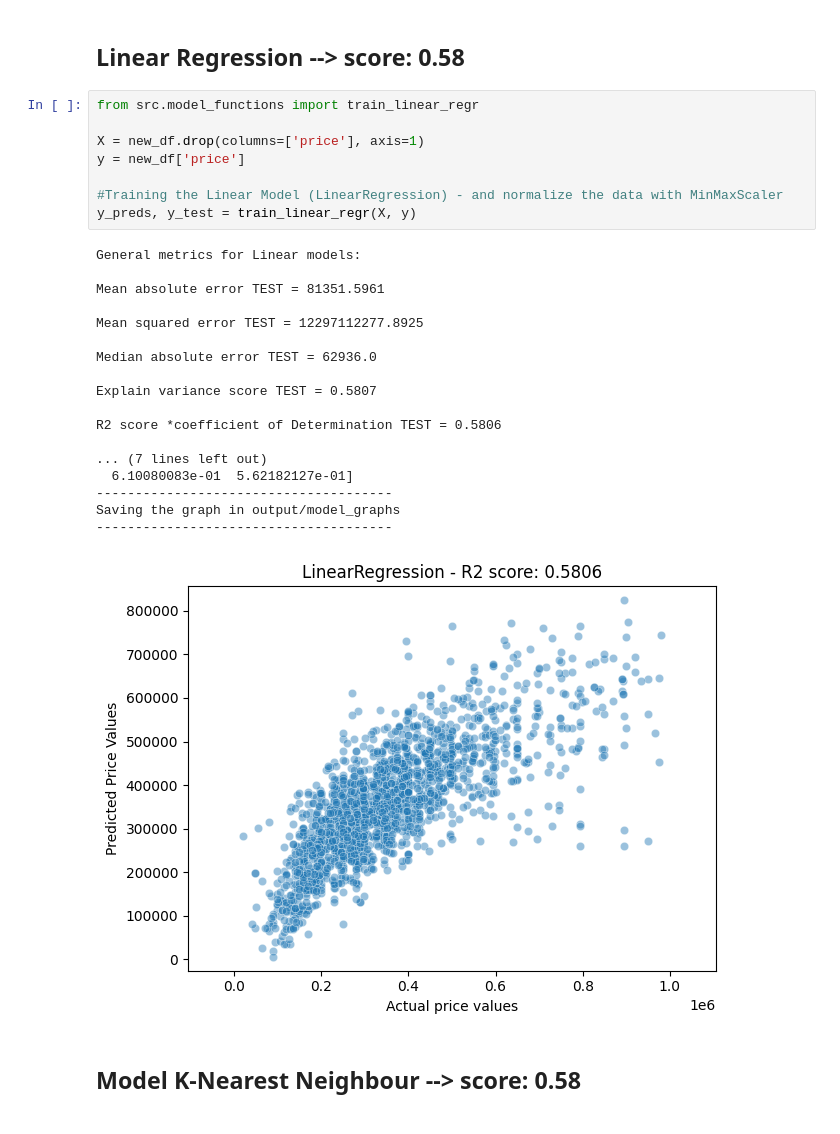
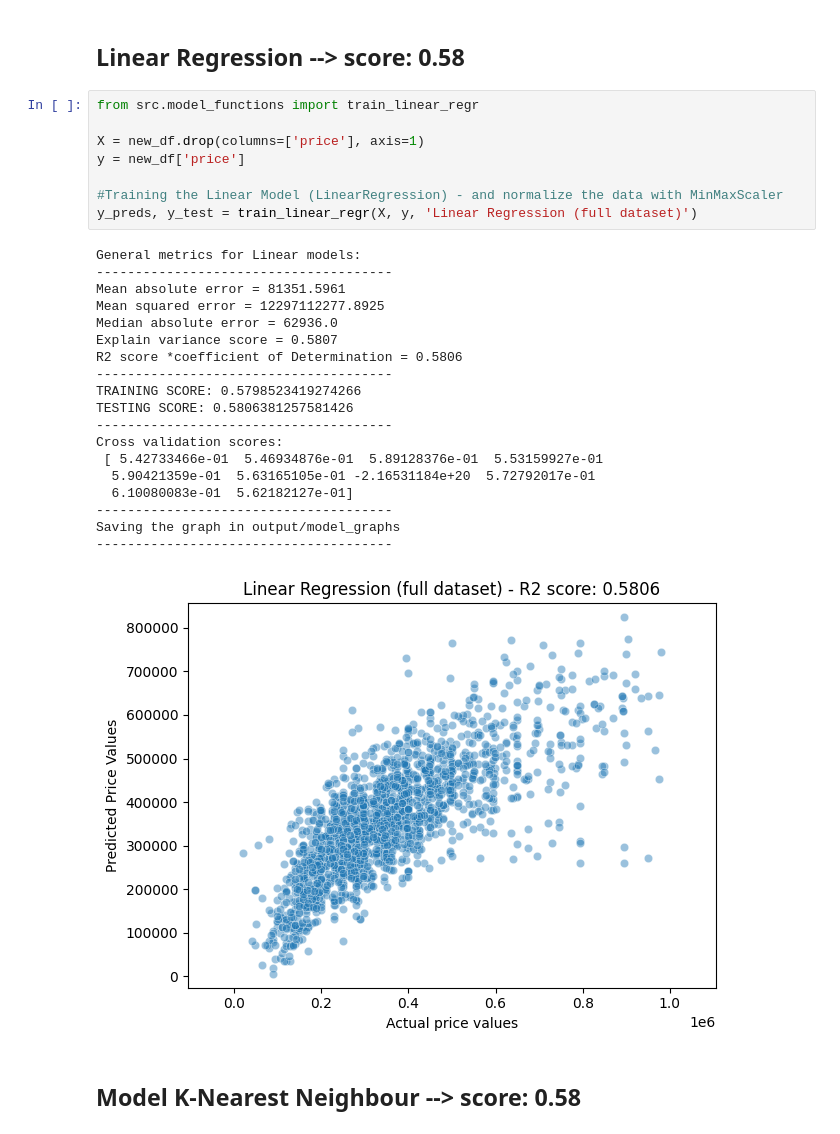
Before and after one commit to nikolaaswillaert/ImmoElizaDataAnalysis, a Jupyter notebook: main.ipynb, the cells around one changed output. Cells and saved outputs as stored; diff of their text form.

```diff
--- a/main.ipynb
+++ b/main.ipynb
@@ -202,30 +202,31 @@ new_df.reset_index().drop(columns=['index'], inplace=True)
 # %%
 from src.model_functions import train_linear_regr
 
 X = new_df.drop(columns=['price'], axis=1)
 y = new_df['price']
 
 #Training the Linear Model (LinearRegression) - and normalize the data with MinMaxScaler
-y_preds, y_test = train_linear_regr(X, y)
+y_preds, y_test = train_linear_regr(X, y, 'Linear Regression (full dataset)')
 # %% [output]
 General metrics for Linear models:
-
-Mean absolute error TEST = 81351.5961
-
-Mean squared error TEST = 12297112277.8925
-
-Median absolute error TEST = 62936.0
-
-Explain variance score TEST = 0.5807
-
-R2 score *coefficient of Determination TEST = 0.5806
-
-... (7 lines left out)
+--------------------------------------
+Mean absolute error = 81351.5961
+Mean squared error = 12297112277.8925
+Median absolute error = 62936.0
+Explain variance score = 0.5807
+R2 score *coefficient of Determination = 0.5806
+--------------------------------------
+TRAINING SCORE: 0.5798523419274266
+TESTING SCORE: 0.5806381257581426
+--------------------------------------
+Cross validation scores:
+ [ 5.42733466e-01  5.46934876e-01  5.89128376e-01  5.53159927e-01
+  5.90421359e-01  5.63165105e-01 -2.16531184e+20  5.72792017e-01
   6.10080083e-01  5.62182127e-01]
 --------------------------------------
 Saving the graph in output/model_graphs
 --------------------------------------
-[figure, old version]
+[figure, new version]
 # %% [markdown]
 ## Model K-Nearest Neighbour --> score: 0.58
 # %%
```
Also changed, not shown: parts of 12 cells of this notebook, 12 other files.
